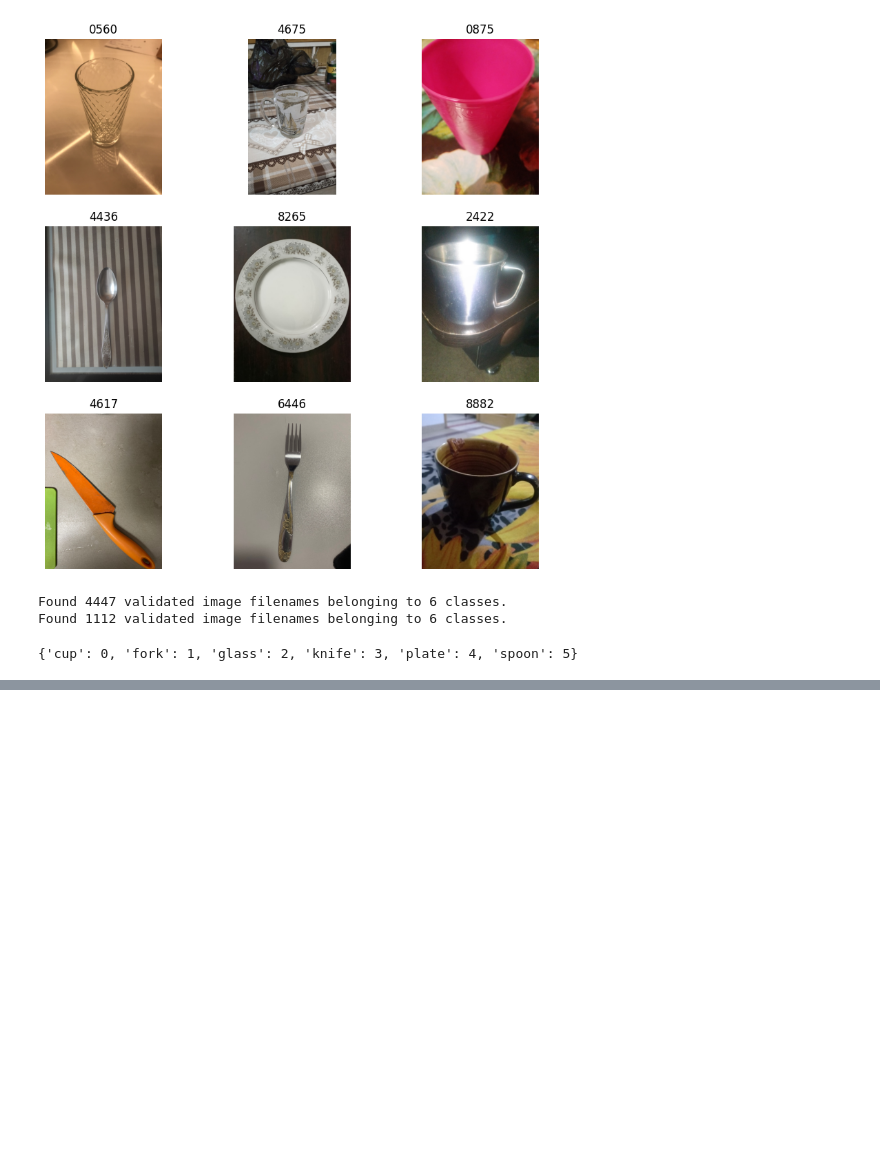
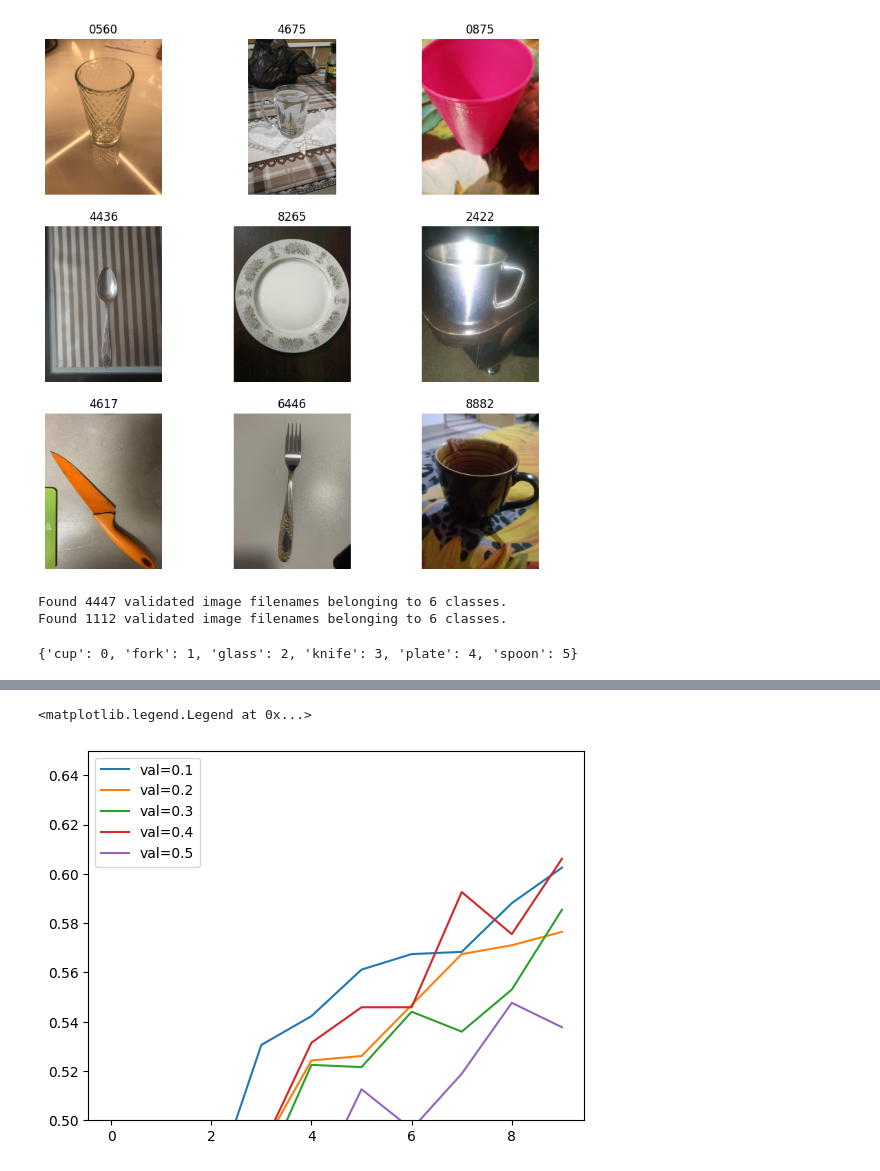
Before and after one commit to eeeds/kitchenware-classification, a Jupyter notebook: notebooks/notebook.ipynb, the cells around one changed output, grey strips where cells are left out. Drawn from its saved outputs; the diff is of its cells as text; code cells hidden in the pictures; blank space fills up the shorter version.

Commit message:
Trying dropout

```diff
--- a/notebooks/notebook.ipynb
+++ b/notebooks/notebook.ipynb
@@ -213,0 +319,37 @@ plt.legend()
+# %%
+val = 100
+
+## Regularization and dropout
+
+def make_model(learning_rate=0.001, size_inner = 100, droprate = 0.5):
+
+        inputs = keras.Input(shape = (150,150,3))
+        x = keras.layers.Conv2D(32, (3,3), activation = 'relu')(inputs)
+        x = keras.layers.MaxPooling2D((2,2))(x)
+        x = keras.layers.Flatten()(x)
+        x = keras.layers.Dense(64, activation = 'relu')(x)
+
+        inner = keras.layers.Dense(size_inner, activation = 'relu')(x)
+        inner = keras.layers.Dropout(droprate)(inner)
+
+        outputs = keras.layers.Dense(6, activation = 'softmax')(inner)
+
+        model = keras.Model(inputs = inputs, outputs = outputs)
+        lr= learning_rate
+        momentum= 0.9
+        optimizer = keras.optimizers.SGD(learning_rate=lr, momentum=momentum)
+        model.compile(optimizer = optimizer, loss = 'categorical_crossentropy', metrics = ['accuracy'])
+        return model
+# %%
+scores = {}
+
+for droprate in [0.1, 0.2, 0.3, 0.4, 0.5]:
+
+    print(droprate)
+
+    model = make_model(learning_rate=lr, size_inner=val, droprate=droprate)
+    history = model.fit(train_generator, epochs = 10, validation_data = val_generator)
+    scores[droprate] = history.history
+
+    print()
+    print()
@@ -213,0 +374,9 @@ plt.legend()
+# %%
+for droprate, hist in scores.items():
+    plt.plot(hist['val_accuracy'], label=('val=%s' % droprate))
+
+plt.ylim(0.50, 0.65)
+plt.legend()
+# %% [output]
+<matplotlib.legend.Legend at 0x...>
+[figure, added]
```
Also changed, not shown: parts of 16 cells of this notebook.
